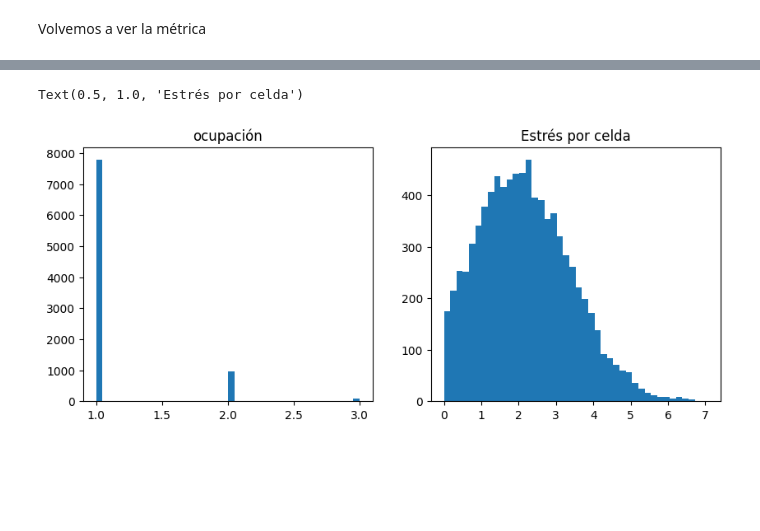
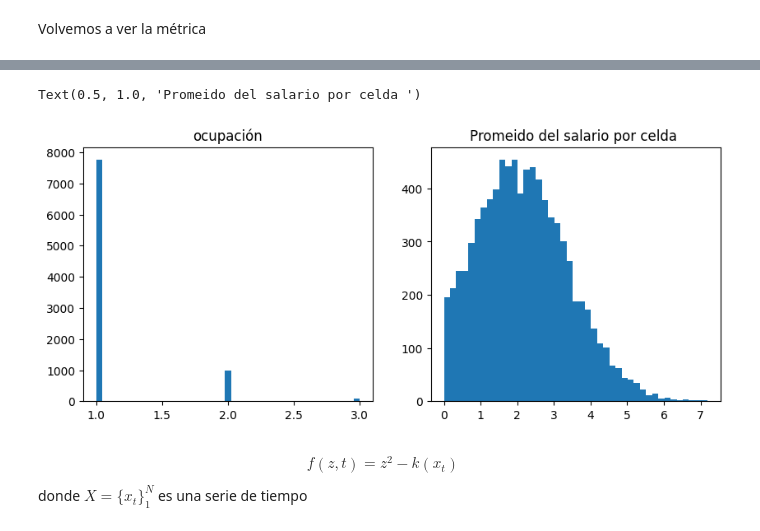
Before and after one commit to sergiohzlz/modelo_gentrificacion, a Jupyter notebook: phd_tercer_semestre.ipynb, the cells around one changed output, grey strips where cells are left out. Saved outputs shown, nothing was run; the diff lists cells and outputs as text; code cells hidden in the pictures; blank space fills up the shorter version.

```diff
--- a/phd_tercer_semestre.ipynb
+++ b/phd_tercer_semestre.ipynb
@@ -146,7 +146,7 @@ for _ in range(1000):
 Si queremos generar una lista de N agentes sin direccion asignada puede hacerse así
 # %%
 agentes = []
-for _ in range(10000):
+for _ in range(39_000):
     agente = A.Agente() # direccion requerida dummy
     sal = random.sample(list(salarios),1)[0]
     agente.salario = sal
@@ -302,13 +304,19 @@ Len seleccionados I 67
 # %%
 E, salarios_por_celda, nbins = estres(V.V, V.agentes)
 O, bins_o = ocupacion(V.agentes, V.V.shape)
 
 fig, ax = plt.subplots(1,2, figsize=(10,4))
 
 ax[0].hist(O, bins=bins_o);
 ax[0].set_title('ocupación')
 ax[1].hist(E, bins=nbins);
-ax[1].set_title('Estrés por celda')
+ax[1].set_title('Promeido del salario por celda ')
 # %% [output]
-Text(0.5, 1.0, 'Estrés por celda')
+Text(0.5, 1.0, 'Promeido del salario por celda ')
-[figure, old version]
+[figure, new version]
+# %% [markdown]
+$$
+f(z,t) = z^2 - k(x_t)
+$$
+
+donde $X = \lbrace {x_t} \rbrace_1^N$ es una serie de tiempo
```
Also changed, not shown: parts of 13 cells of this notebook, 1 other file.
